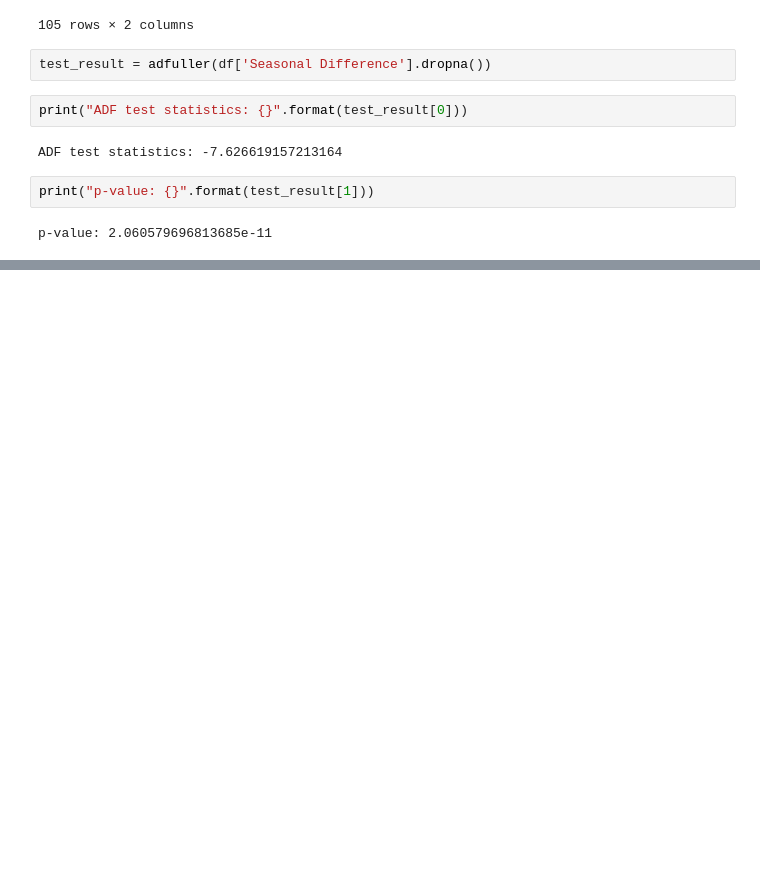
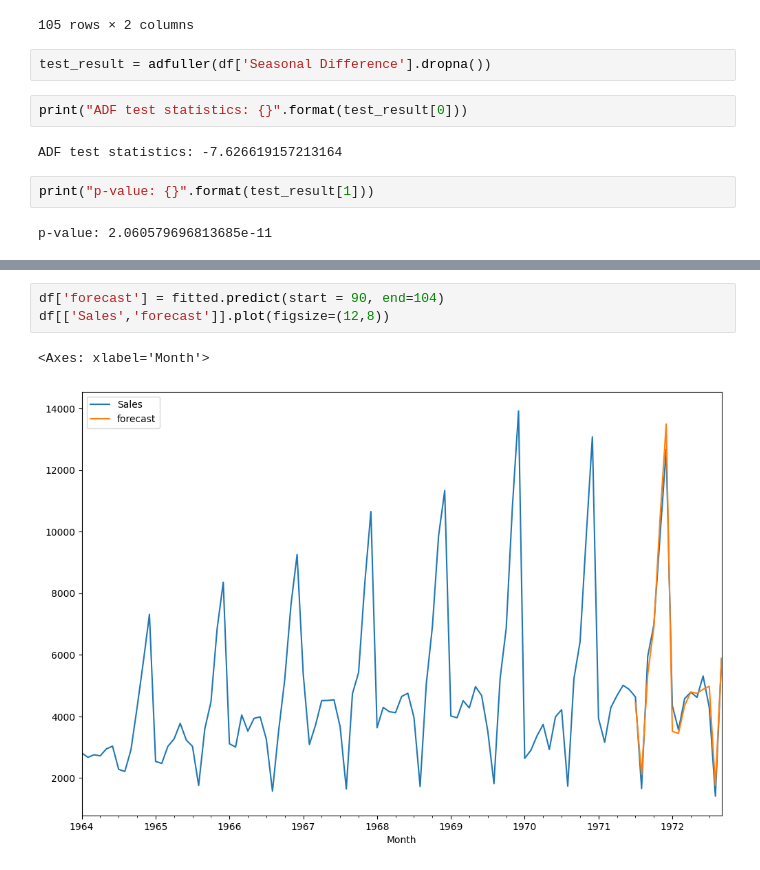
Before and after one commit to AhmAdO9/Machine_learning, a Jupyter notebook: TimeSeriesAnalysis/TimeSeriesAnalysis.ipynb, the cells around one changed output, grey strips where cells are left out. Cells and saved outputs as stored; diff of their text form; blank space fills up the shorter version.

```diff
--- a/TimeSeriesAnalysis/TimeSeriesAnalysis.ipynb
+++ b/TimeSeriesAnalysis/TimeSeriesAnalysis.ipynb
@@ -1220,0 +1195,6 @@ test_result[3]
+# %%
+df['forecast'] = fitted.predict(start = 90, end=104)
+df[['Sales','forecast']].plot(figsize=(12,8))
+# %% [output]
+<Axes: xlabel='Month'>
+[figure, added]
```
Also changed, not shown: parts of 34 cells of this notebook.
